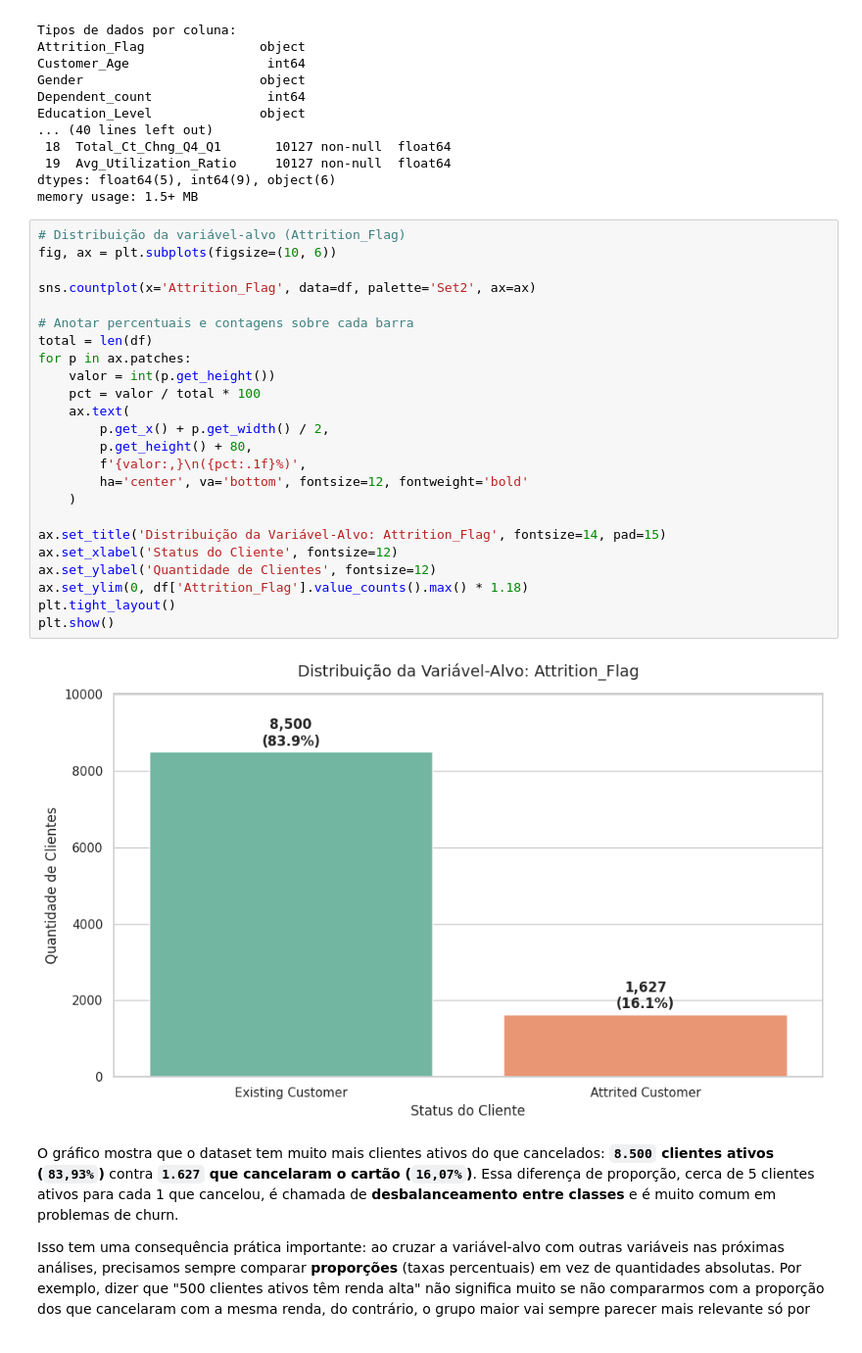
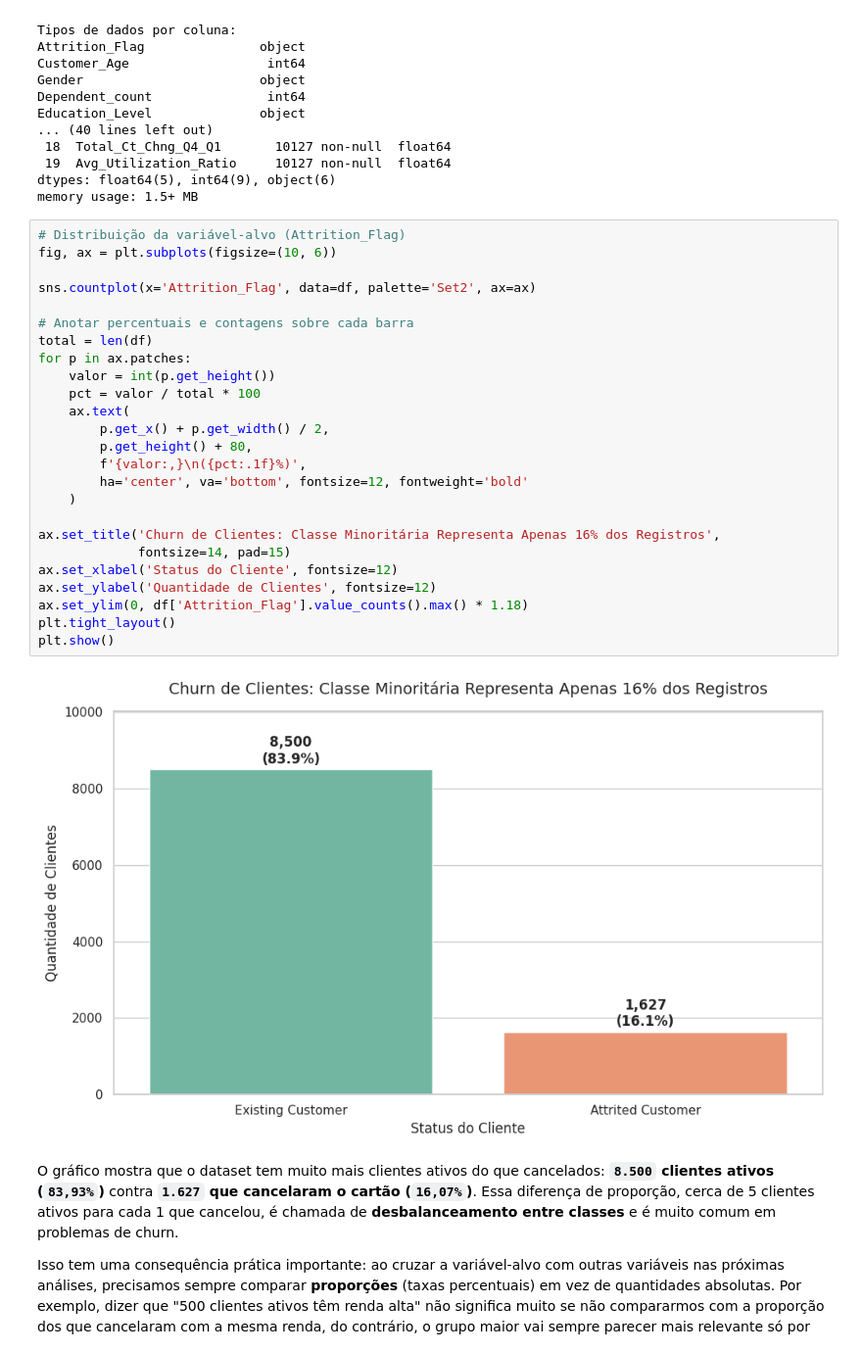
Before and after one commit to diogorblessa/mvp-credit-card-churn, a Jupyter notebook: notebooks/mvp_eda_preprocessing.ipynb, the cells around one changed output. Shown at 98% size. Saved outputs shown, nothing was run; the diff lists cells and outputs as text.

```diff
--- a/notebooks/mvp_eda_preprocessing.ipynb
+++ b/notebooks/mvp_eda_preprocessing.ipynb
@@ -255,29 +255,30 @@ memory usage: 1.5+ MB
 # %%
 # Distribuição da variável-alvo (Attrition_Flag)
 fig, ax = plt.subplots(figsize=(10, 6))
 
 sns.countplot(x='Attrition_Flag', data=df, palette='Set2', ax=ax)
 
 # Anotar percentuais e contagens sobre cada barra
 total = len(df)
 for p in ax.patches:
     valor = int(p.get_height())
     pct = valor / total * 100
     ax.text(
         p.get_x() + p.get_width() / 2,
         p.get_height() + 80,
         f'{valor:,}\n({pct:.1f}%)',
         ha='center', va='bottom', fontsize=12, fontweight='bold'
     )
 
-ax.set_title('Distribuição da Variável-Alvo: Attrition_Flag', fontsize=14, pad=15)
+ax.set_title('Churn de Clientes: Classe Minoritária Representa Apenas 16% dos Registros',
+             fontsize=14, pad=15)
 ax.set_xlabel('Status do Cliente', fontsize=12)
 ax.set_ylabel('Quantidade de Clientes', fontsize=12)
 ax.set_ylim(0, df['Attrition_Flag'].value_counts().max() * 1.18)
 plt.tight_layout()
 plt.show()
 # %% [output]
-[figure, old version]
+[figure, new version]
 # %% [markdown]
 O gráfico mostra que o dataset tem muito mais clientes ativos do que cancelados: **`8.500` clientes ativos (`83,93%`)** contra **`1.627` que cancelaram o cartão (`16,07%`)**. Essa diferença de proporção, cerca de 5 clientes ativos para cada 1 que cancelou, é chamada de **desbalanceamento entre classes** e é muito comum em problemas de churn.
 
```
Also changed, not shown: parts of 2 cells of this notebook.
